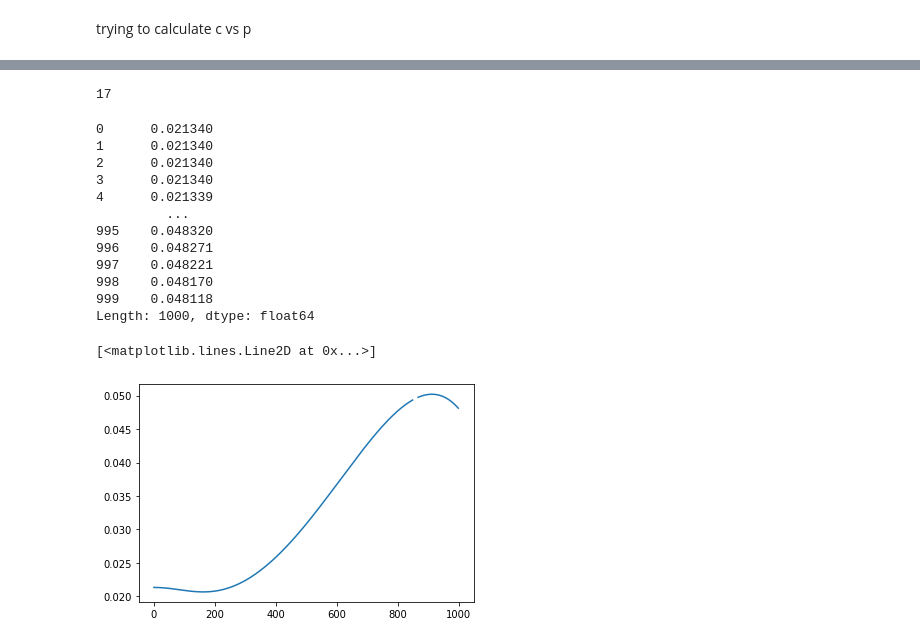
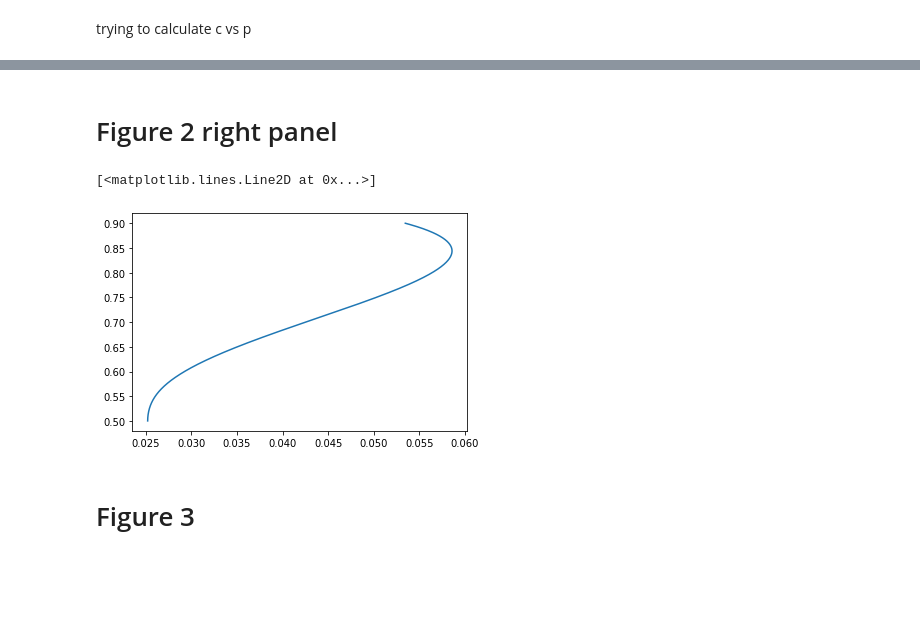
Before and after one commit to pucandrzej/DPOCN_project, a Jupyter notebook: K_Weron_article_fiddling/PA_model.ipynb, the cells around one changed output, grey strips where cells are left out. Cells and saved outputs as stored; diff of their text form; code cells hidden in the pictures; blank space fills up the shorter version.

```diff
--- a/K_Weron_article_fiddling/PA_model.ipynb
+++ b/K_Weron_article_fiddling/PA_model.ipynb
@@ -181,4 +99,0 @@ plt.ylim([0, 0.07])
-# %%
-len(P) - len(P_prim)
-# %% [output]
-17
@@ -187,24 +100,30 @@ P_bis = copy(P)
-# %%
-a = pd.Series(P_bis)
-
-a[a < 0.01] = nan
-
-a.interpolate(method='polynomial', order=2)
-# %% [output]
-0      0.021340
-1      0.021340
-2      0.021340
-3      0.021340
-4      0.021339
-         ...
-995    0.048320
-996    0.048271
-997    0.048221
-998    0.048170
-999    0.048118
-Length: 1000, dtype: float64
-# %%
-plt.plot(a)
-# %% [output]
-[<matplotlib.lines.Line2D at 0x...>]
-[figure, removed]
+# %% [markdown]
+# Figure 2 right panel
+# %%
+q_a = 4
+q_c = 10
+k = 150
+# %%
+P = ones(1000)
+for i, c in enumerate(linspace(0.5001, 0.9, 1000)):
+    def equations(vars):
+        p, b = vars
+        eq1 = (1 - p) * (c_down(c) * theta_down(b, c) ** q_c - c_up(c) * theta_up(b ,c) ** q_c) + p * (c_down(c) * ( 1 - theta_down(b, c)) ** q_a - c_up(c) * (1 - theta_up(b, c)) ** q_a)
+        eq2 = 2 / k * (c_down(c) * ((1 - p) * theta_down(b, c) ** q_c * (k - 2 * q_c - 2 * (k - q_c) * theta_down(b, c)) + p * (1 - theta_down(b, c)) ** q_a * (k - 2 * (k - q_a) * theta_down(b, c))) +
+                            c_up(c) * ((1 - p) * theta_up(b, c) ** q_c * (k - 2 * q_c - 2 * (k - q_c) * theta_up(b, c)) + p * (1 - theta_up(b, c)) ** q_a * (k - 2 * (k - q_a) * theta_up(b, c))))
+        return [eq1, eq2]
+    P[i], _ =  fsolve(equations, (0.055, 0.45))
+
+P_bis = copy(P)
+
+a = pd.Series(P_bis)
+a[a < 0.01] = nan
+a = a.interpolate(method='polynomial', order=2)
+
+P_bis = a.to_numpy()
+plt.plot(P_bis, linspace(0.5001, 0.9, 1000))
+# %% [output]
+[<matplotlib.lines.Line2D at 0x...>]
+[figure, added]
+# %% [markdown]
+# Figure 3
```
Also changed, not shown: parts of 27 cells of this notebook.
